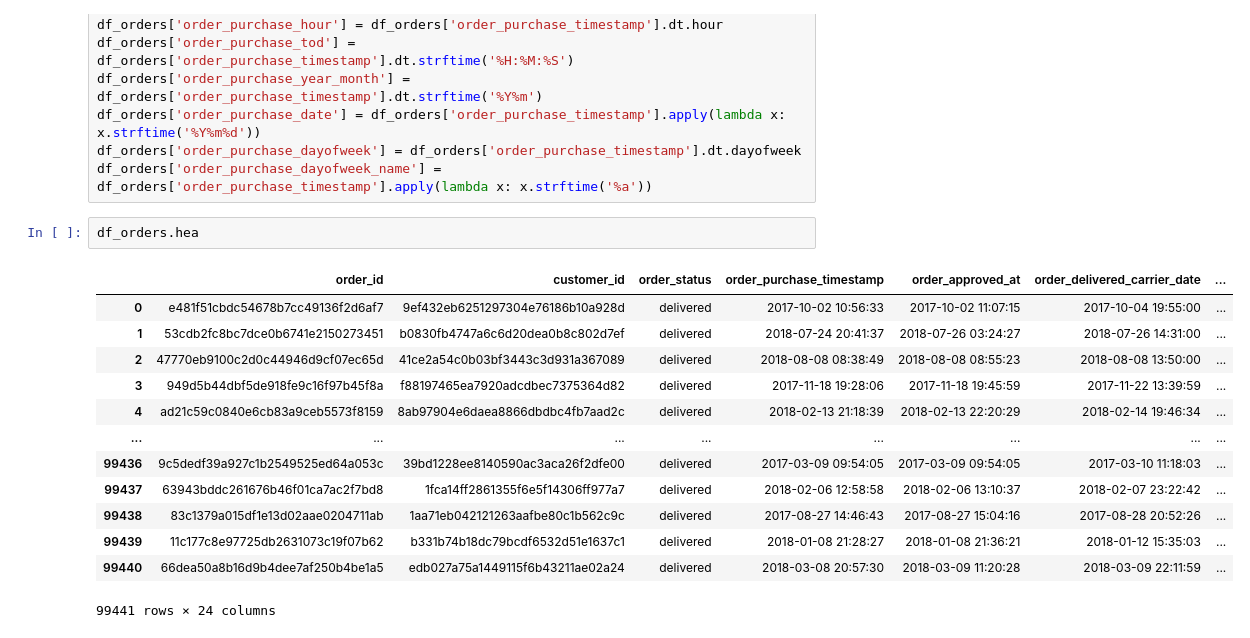
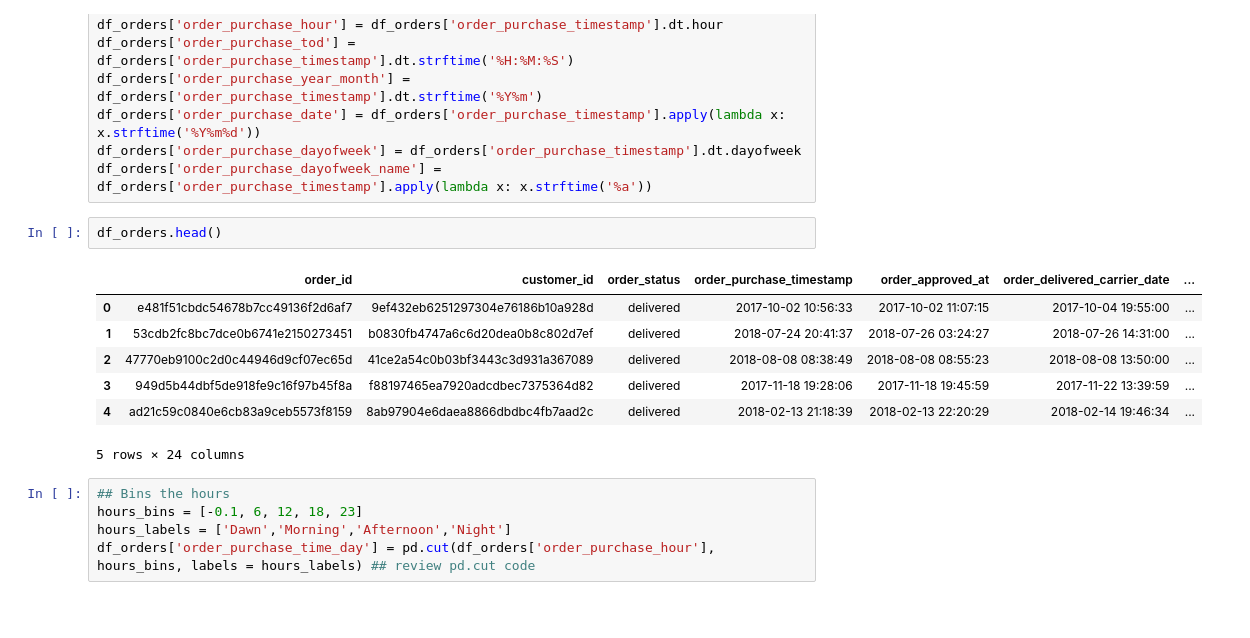
Before and after one commit to FRANKSADWAR/Brazil_Ecommerce, a Jupyter notebook: E_commerce_EDA_and_Sentiment_Analysis.ipynb, the cells around one changed output. Saved outputs shown, nothing was run; the diff lists cells and outputs as text; blank space fills up the shorter version.

```diff
--- a/E_commerce_EDA_and_Sentiment_Analysis.ipynb
+++ b/E_commerce_EDA_and_Sentiment_Analysis.ipynb
@@ -181,18 +181,17 @@ df_orders['order_purchase_date'] = df_orders['order_purchase_timestamp'].apply(l
 df_orders['order_purchase_dayofweek'] = df_orders['order_purchase_timestamp'].dt.dayofweek
 df_orders['order_purchase_dayofweek_name'] = df_orders['order_purchase_timestamp'].apply(lambda x: x.strftime('%a'))
 # %%
-df_orders.hea
+df_orders.head()
 # %% [output]
 |  | order_id | customer_id | order_status | order_purchase_timestamp | order_approved_at | order_delivered_carrier_date | ... |
 | 0 | e481f51cbdc54678b7cc49136f2d6af7 | 9ef432eb6251297304e76186b10a928d | delivered | 2017-10-02 10:56:33 | 2017-10-02 11:07:15 | 2017-10-04 19:55:00 | ... |
 | 1 | 53cdb2fc8bc7dce0b6741e2150273451 | b0830fb4747a6c6d20dea0b8c802d7ef | delivered | 2018-07-24 20:41:37 | 2018-07-26 03:24:27 | 2018-07-26 14:31:00 | ... |
 | 2 | 47770eb9100c2d0c44946d9cf07ec65d | 41ce2a54c0b03bf3443c3d931a367089 | delivered | 2018-08-08 08:38:49 | 2018-08-08 08:55:23 | 2018-08-08 13:50:00 | ... |
 | 3 | 949d5b44dbf5de918fe9c16f97b45f8a | f88197465ea7920adcdbec7375364d82 | delivered | 2017-11-18 19:28:06 | 2017-11-18 19:45:59 | 2017-11-22 13:39:59 | ... |
 | 4 | ad21c59c0840e6cb83a9ceb5573f8159 | 8ab97904e6daea8866dbdbc4fb7aad2c | delivered | 2018-02-13 21:18:39 | 2018-02-13 22:20:29 | 2018-02-14 19:46:34 | ... |
-| ... | ... | ... | ... | ... | ... | ... | ... |
-| 99436 | 9c5dedf39a927c1b2549525ed64a053c | 39bd1228ee8140590ac3aca26f2dfe00 | delivered | 2017-03-09 09:54:05 | 2017-03-09 09:54:05 | 2017-03-10 11:18:03 | ... |
-| 99437 | 63943bddc261676b46f01ca7ac2f7bd8 | 1fca14ff2861355f6e5f14306ff977a7 | delivered | 2018-02-06 12:58:58 | 2018-02-06 13:10:37 | 2018-02-07 23:22:42 | ... |
-| 99438 | 83c1379a015df1e13d02aae0204711ab | 1aa71eb042121263aafbe80c1b562c9c | delivered | 2017-08-27 14:46:43 | 2017-08-27 15:04:16 | 2017-08-28 20:52:26 | ... |
-| 99439 | 11c177c8e97725db2631073c19f07b62 | b331b74b18dc79bcdf6532d51e1637c1 | delivered | 2018-01-08 21:28:27 | 2018-01-08 21:36:21 | 2018-01-12 15:35:03 | ... |
-| 99440 | 66dea50a8b16d9b4dee7af250b4be1a5 | edb027a75a1449115f6b43211ae02a24 | delivered | 2018-03-08 20:57:30 | 2018-03-09 11:20:28 | 2018-03-09 22:11:59 | ... |
-99441 rows × 24 columns
+5 rows × 24 columns
+# %%
+## Bins the hours
+hours_bins = [-0.1, 6, 12, 18, 23]
+hours_labels = ['Dawn','Morning','Afternoon','Night']
+df_orders['order_purchase_time_day'] = pd.cut(df_orders['order_purchase_hour'], hours_bins, labels = hours_labels) ## review pd.cut code
```
Also changed, not shown: parts of 3 cells of this notebook, 1 other file.
